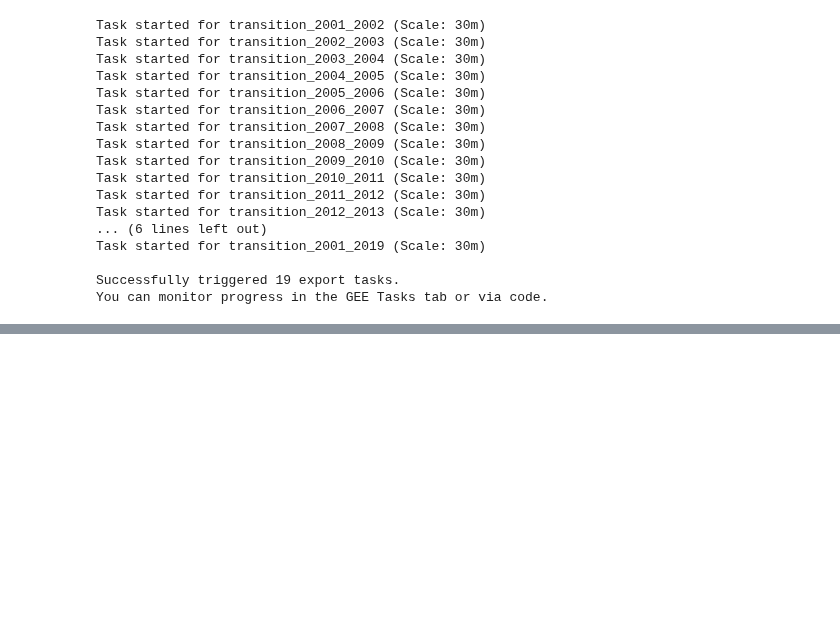
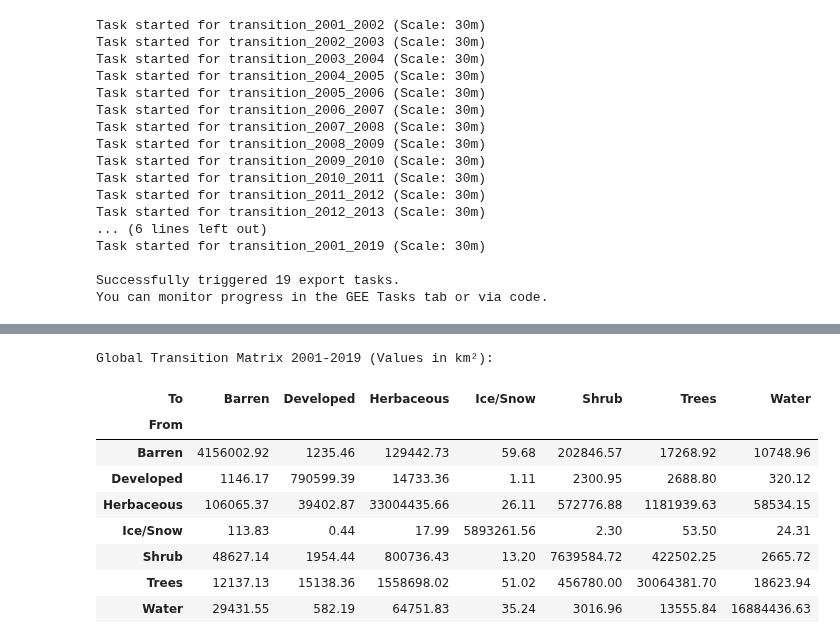
Before and after one commit to antoniovfonseca/agentic-ai-global-lulc, a Jupyter notebook: transition-matrix-gee-glance.ipynb, the cells around one changed output, grey strips where cells are left out. Cells and saved outputs as stored; diff of their text form; code cells hidden in the pictures; blank space fills up the shorter version.

```diff
--- a/transition-matrix-gee-glance.ipynb
+++ b/transition-matrix-gee-glance.ipynb
@@ -185,0 +224,22 @@ print("All export tasks have been processed.")
+# %%
+# 1. Convert pixel matrices to area matrices (km2)
+# Using the dictionary 'matrices_dict' loaded in the previous step
+area_results = utils.convert_matrices_to_area(
+    matrices_dict=matrices_dict,
+    pixel_size=30
+)
+
+# 2. Display the long-term transition in km2
+print("Global Transition Matrix 2001-2019 (Values in km²):")
+display(area_results["2001_2019"])
+# %% [output]
+Global Transition Matrix 2001-2019 (Values in km²):
+| To | Barren | Developed | Herbaceous | Ice/Snow | Shrub | Trees | Water |
+| From |  |  |  |  |  |  |  |
+| Barren | 4156002.92 | 1235.46 | 129442.73 | 59.68 | 202846.57 | 17268.92 | 10748.96 |
+| Developed | 1146.17 | 790599.39 | 14733.36 | 1.11 | 2300.95 | 2688.80 | 320.12 |
+| Herbaceous | 106065.37 | 39402.87 | 33004435.66 | 26.11 | 572776.88 | 1181939.63 | 58534.15 |
+| Ice/Snow | 113.83 | 0.44 | 17.99 | 5893261.56 | 2.30 | 53.50 | 24.31 |
+| Shrub | 48627.14 | 1954.44 | 800736.43 | 13.20 | 7639584.72 | 422502.25 | 2665.72 |
+| Trees | 12137.13 | 15138.36 | 1558698.02 | 51.02 | 456780.00 | 30064381.70 | 18623.94 |
+| Water | 29431.55 | 582.19 | 64751.83 | 35.24 | 3016.96 | 13555.84 | 16884436.63 |
```
Also changed, not shown: parts of 5 cells of this notebook.
